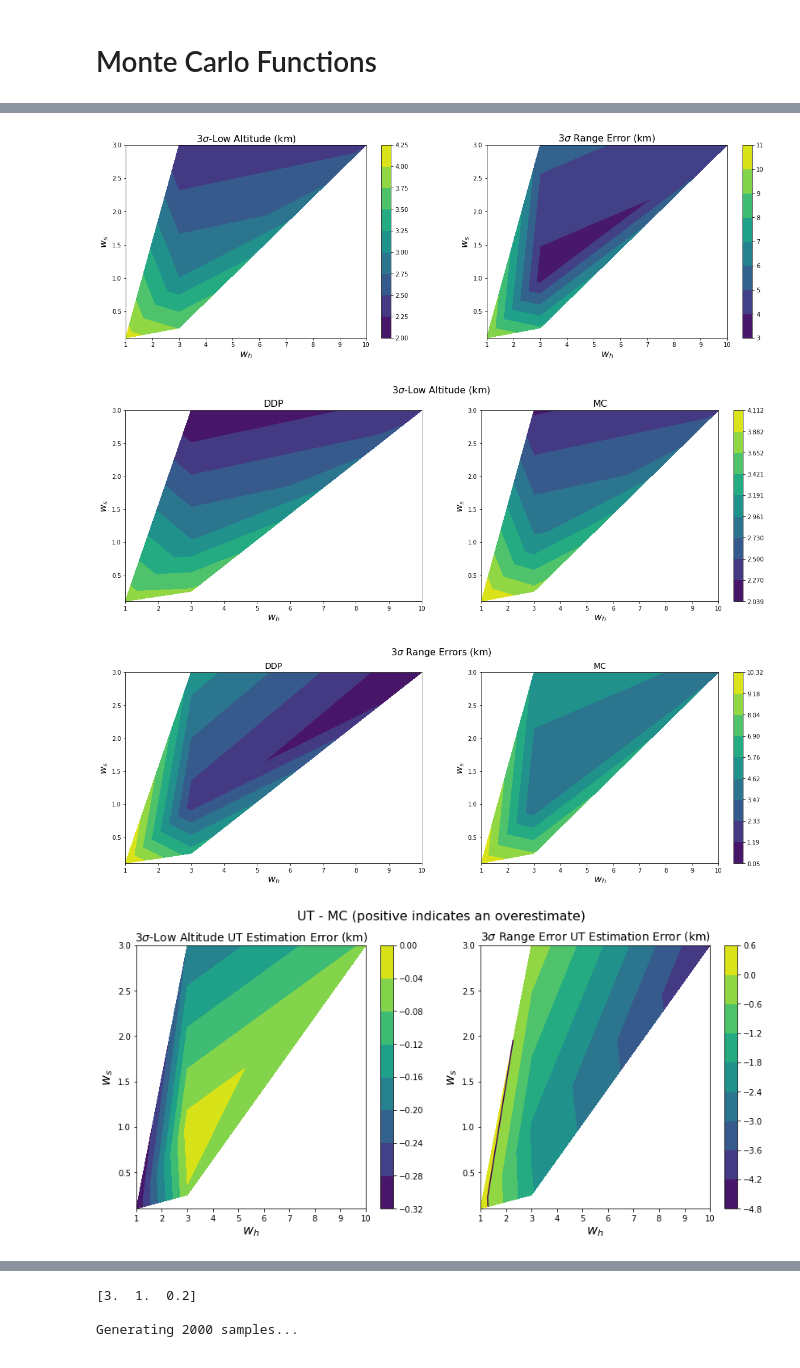
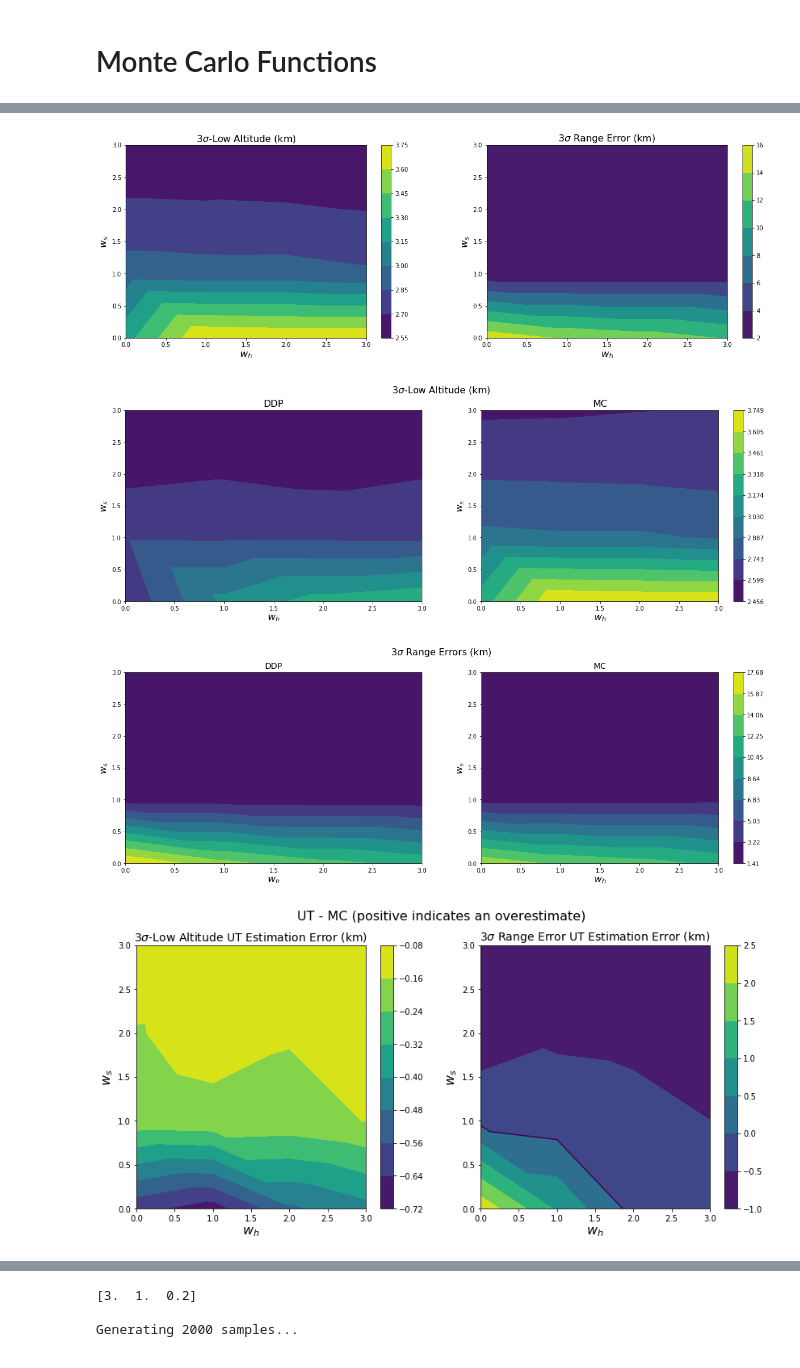
Before and after one commit to CDNoyes/EDL-Py, a Jupyter notebook: DDPMonteCarlo.ipynb, the cells around one changed output, grey strips where cells are left out. Saved outputs shown, nothing was run; the diff lists cells and outputs as text; code cells hidden in the pictures.

```diff
--- a/DDPMonteCarlo.ipynb
+++ b/DDPMonteCarlo.ipynb
@@ -85,6 +81,7 @@ class ddp_controller:
 
         u0[-1] = u0[-2]
         u0 = np.append(u0, u0[-2])
+        u0 *= data['Lm']/data['Dm'] # converts to reference L/D, more robust
         self.K = K
         self.u = interp1d(v, u0, bounds_error=False, fill_value=(u0[-1],u0[0]))
         xr = np.vstack([data['Dm'], data['mean'][1:]])
@@ -110,7 +107,7 @@ class ddp_controller:
             print(K)
 #             print(eD, es, np.degrees(ef))
 #             print(xr)
-        u = self.u(v) + K[0]*eD + K[1]*es + K[2]*ef
+        u = self.u(v)*D/L + K[0]*eD + K[1]*es + K[2]*ef
         if saturate:
             u = smooth_sat(u)
 #         u = np.clip(u, 0, 1)
@@ -374,7 +388,10 @@ plt.show()
 # %%
 # data = loadmat(os.path.join('C:\\Users\cdnoyes\\Documents\\GitHub\\Research\\Matlab\\','solutions_cl_ddp_max.mat'), squeeze_me=True)
-# data = loadmat(os.path.join(DOC,'GitHub\\Research\\Matlab\\','solutions_cl_ddp_max.mat'), squeeze_me=True)
-data = loadmat(os.path.join(DOC,'GitHub\\Research\\Matlab\\iLQR','overcontrol_test.mat'), squeeze_me=True)
+# data = loadmat(os.path.join(DOC,'GitHub\\Research\\Matlab\\','solutions_cl_ddp_max.mat'), squeeze_me=True)      # using previous solution as guess
+data = loadmat(os.path.join(DOC,'GitHub\\Research\\Matlab\\','solutions_cl_ddp_max_guess.mat'), squeeze_me=True) # all with same nominal guess
+
+# data = loadmat(os.path.join(DOC,'GitHub\\Research\\Matlab\\iLQR','overcontrol_test.mat'), squeeze_me=True)
+# data = loadmat(os.path.join(DOC,'GitHub\\Research\\Matlab\\','LDtest.mat'), squeeze_me=True)
 # %%
-stats = MonteCarloArray(data, {'N': 500, 'parametric': True, 'sample': 'L'})
+stats = MonteCarloArray(data, {'N': 2000, 'parametric': True, 'sample': 'L'})
 # %% [output]
@@ -398,4 +415,4 @@ S range: 0.04942273116922359-10.324601130892322
-[figure, old version]
+[figure, new version]
-[figure, old version]
+[figure, new version]
-[figure, old version]
+[figure, new version]
-[figure, old version]
+[figure, new version]
```
Also changed, not shown: parts of 4 cells of this notebook, 1 other file.
